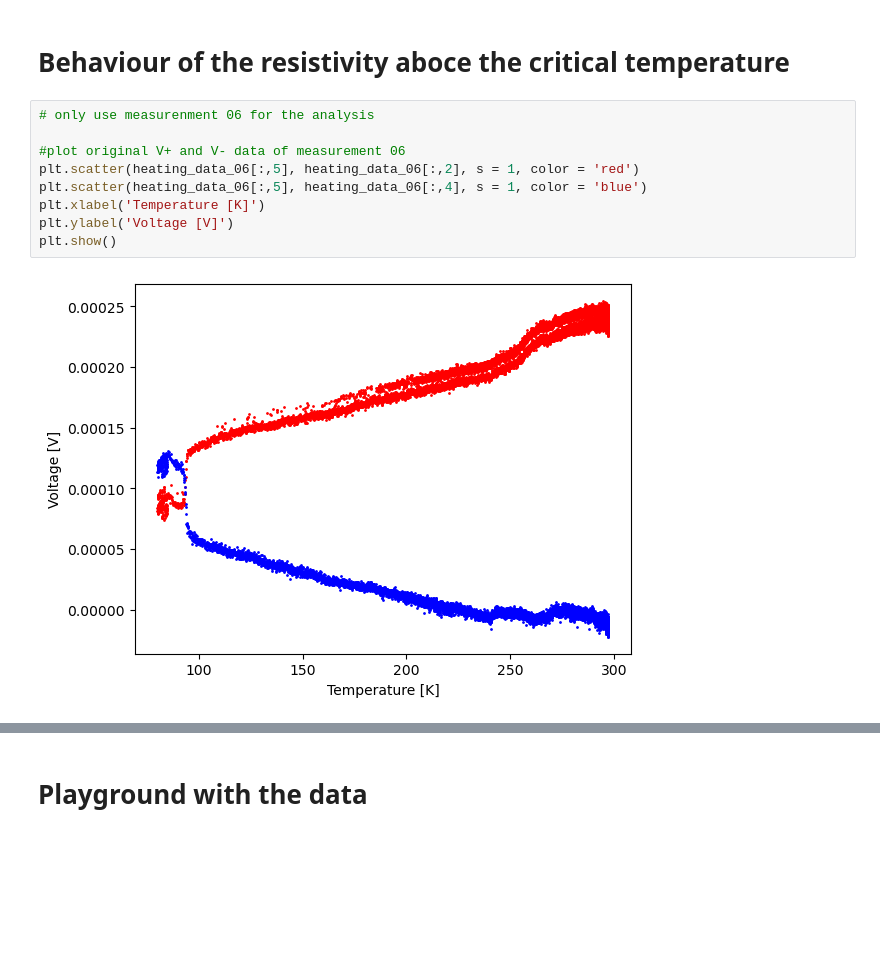
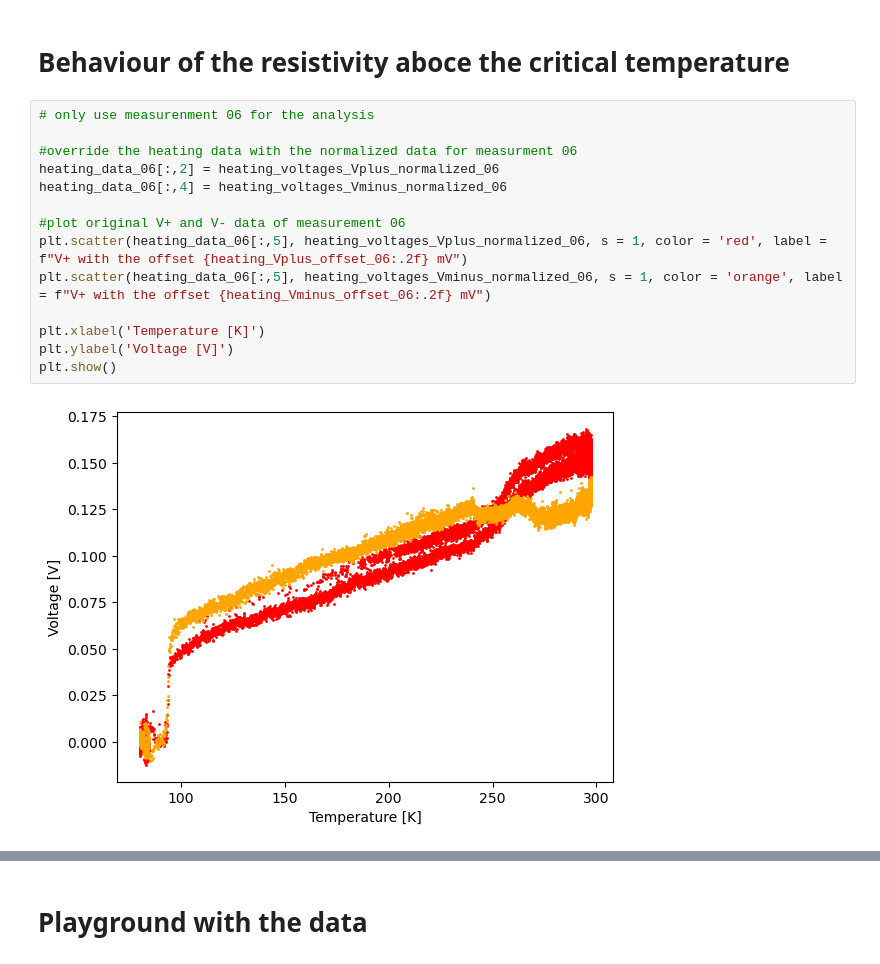
Before and after one commit to JanZur/Solid_state_physics_lab, a Jupyter notebook: solidstates_lab.ipynb, the cells around one changed output, grey strips where cells are left out. Drawn from its saved outputs; the diff is of its cells as text; blank space fills up the shorter version.

```diff
--- a/solidstates_lab.ipynb
+++ b/solidstates_lab.ipynb
@@ -1208,14 +1208,19 @@ Plot of voltage gradient for measurement set 06 when heating
 # %%
 # only use measurenment 06 for the analysis
 
+#override the heating data with the normalized data for measurment 06
+heating_data_06[:,2] = heating_voltages_Vplus_normalized_06
+heating_data_06[:,4] = heating_voltages_Vminus_normalized_06
+
 #plot original V+ and V- data of measurement 06
-plt.scatter(heating_data_06[:,5], heating_data_06[:,2], s = 1, color = 'red')
-plt.scatter(heating_data_06[:,5], heating_data_06[:,4], s = 1, color = 'blue')
+plt.scatter(heating_data_06[:,5], heating_voltages_Vplus_normalized_06, s = 1, color = 'red', label = f"V+ with the offset {heating_Vplus_offset_06:.2f} mV")
+plt.scatter(heating_data_06[:,5], heating_voltages_Vminus_normalized_06, s = 1, color = 'orange', label = f"V+ with the offset {heating_Vminus_offset_06:.2f} mV")
+
 plt.xlabel('Temperature [K]')
 plt.ylabel('Voltage [V]')
 plt.show()
 # %% [output]
-[figure, old version]
+[figure, new version]
 # %%
 #bin the data of measurement 06
 #bin the data into bins of size 1 degree
```
Also changed, not shown: parts of 8 cells of this notebook, 18 other files.
